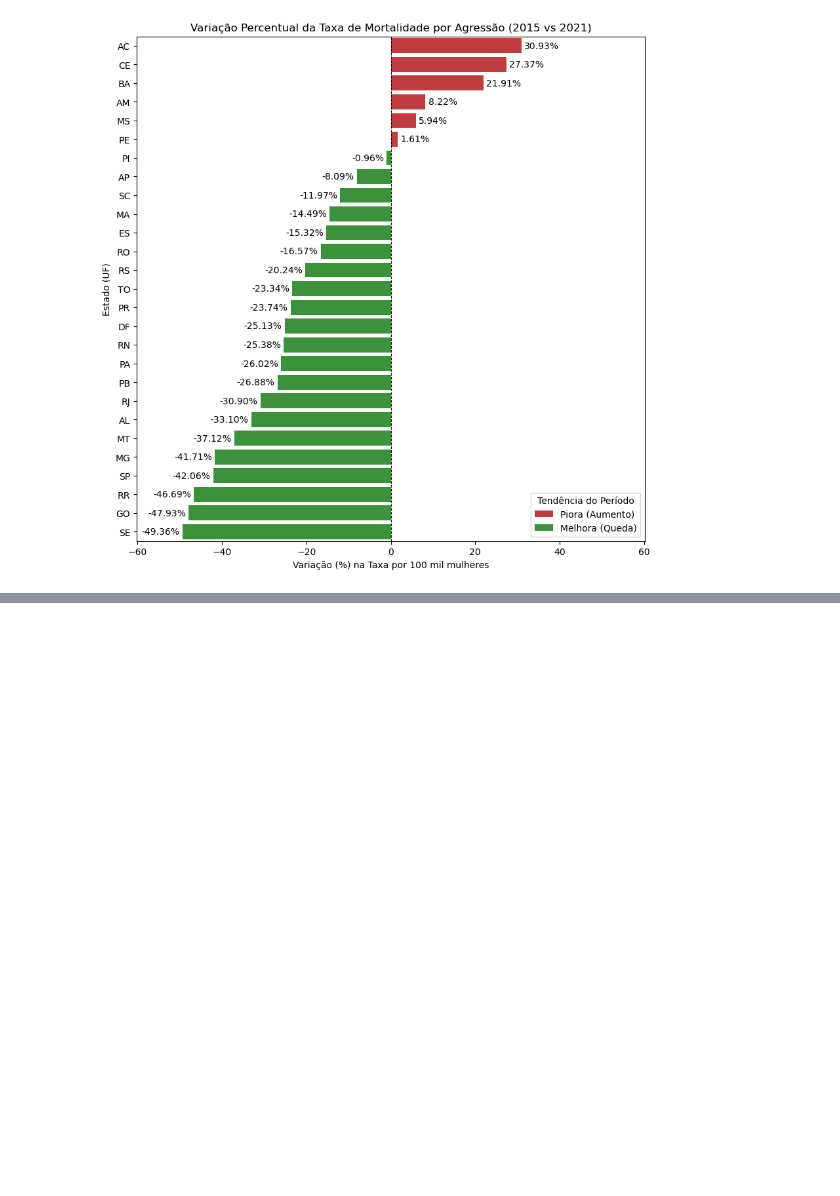
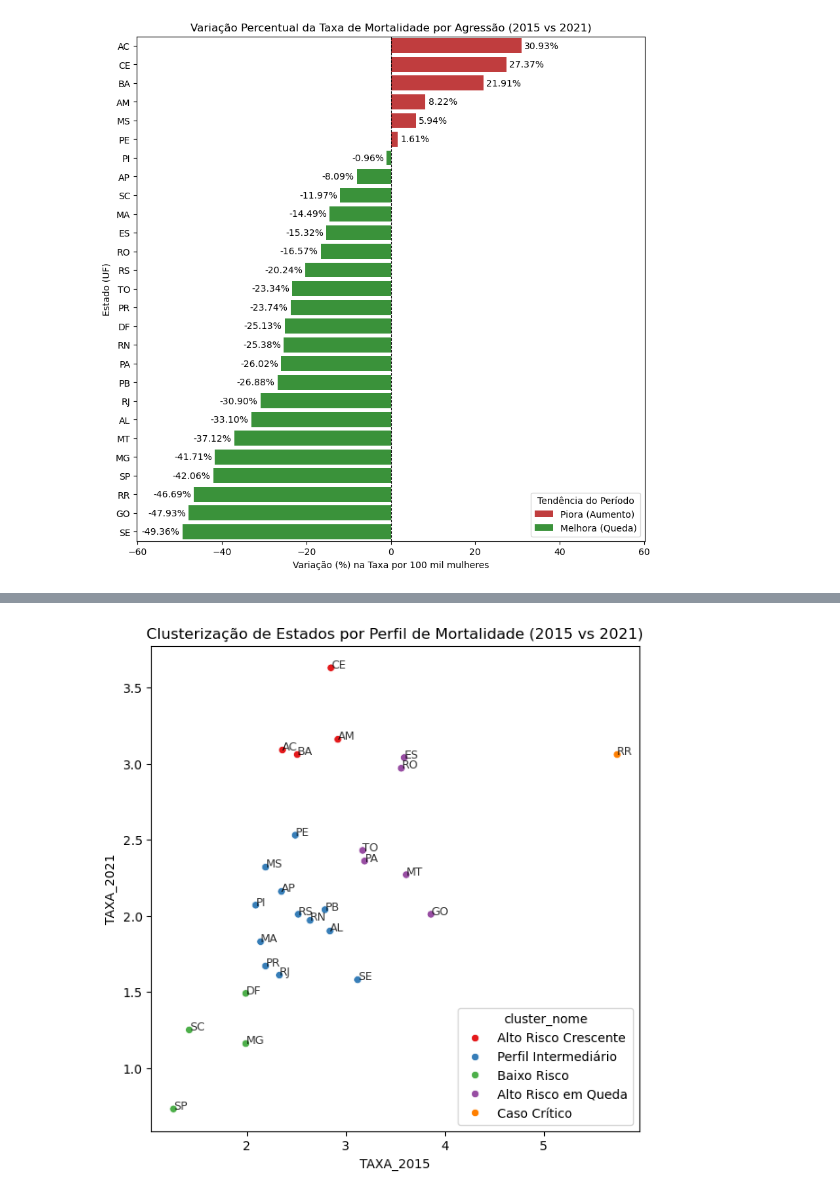
Before and after one commit to GustavoCyrilo/violencia_feminina_datasus, a Jupyter notebook: analise_mortalidade.ipynb, the cells around one changed output, grey strips where cells are left out. Cells and saved outputs as stored; diff of their text form; code cells hidden in the pictures; blank space fills up the shorter version.

```diff
--- a/analise_mortalidade.ipynb
+++ b/analise_mortalidade.ipynb
@@ -277,0 +428,4 @@ plt.show()
+# %%
+kmeans_final = KMeans(n_clusters=5, n_init=10, random_state=42).fit(features_scaled)
+df_ml["cluster"] = kmeans_final.labels_
+print(df_ml[["ESTADO", "cluster"]].sort_values("cluster"))
@@ -277,0 +450,37 @@ plt.show()
+# %%
+nomes_clusters = {
+    0: "Perfil Intermediário",
+    1: "Alto Risco Crescente",
+    2: "Alto Risco em Queda",
+    3: "Caso Crítico",
+    4: "Baixo Risco"
+}
+
+df_ml["cluster_nome"] = df_ml["cluster"].map(nomes_clusters)
+
+fig, ax = plt.subplots(figsize=(7, 7))
+scatter_plot = sns.scatterplot(
+    data=df_ml,
+    x="TAXA_2015",
+    y="TAXA_2021",
+    hue="cluster_nome",
+    palette="Set1"
+)
+
+for indice, linha in df_ml.iterrows():
+
+    scatter_plot.text(
+        x=linha["TAXA_2015"],
+        y=linha["TAXA_2021"],
+        s=linha["ESTADO"],
+        fontsize=9,
+        alpha=0.8,
+    )
+
+scatter_plot.set(title="Clusterização de Estados por Perfil de Mortalidade (2015 vs 2021)")
+
+fig.savefig("outputs/cluster_estados.png", dpi=300, bbox_inches="tight")
+
+plt.show()
+# %% [output]
+[figure, added]
```
Also changed, not shown: parts of 24 cells of this notebook.
